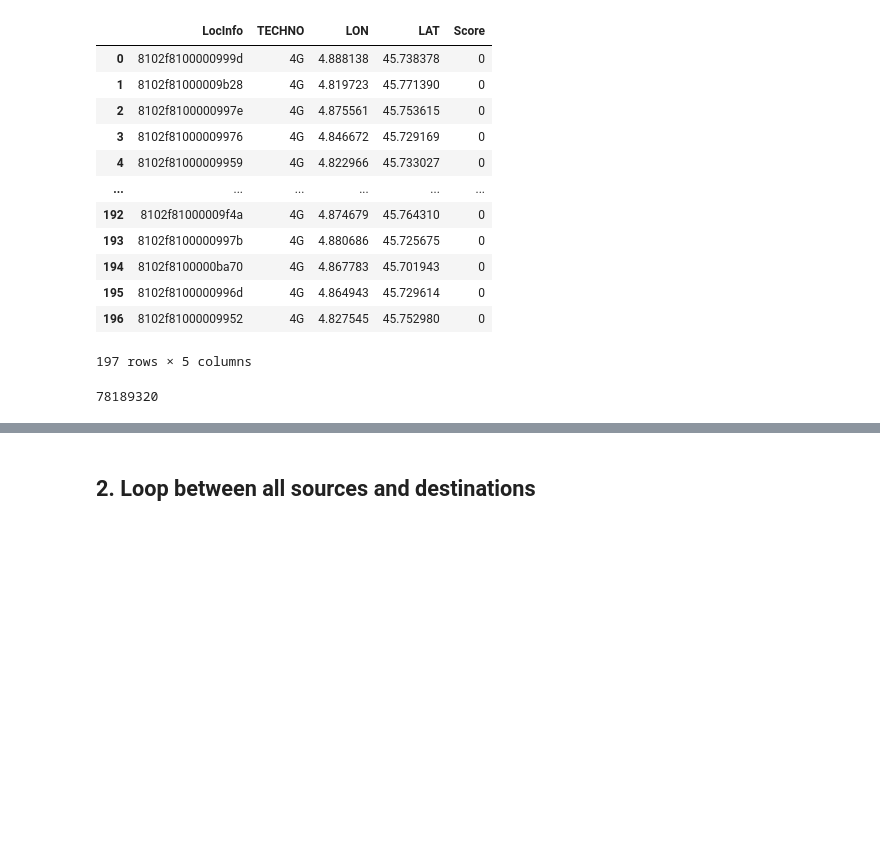
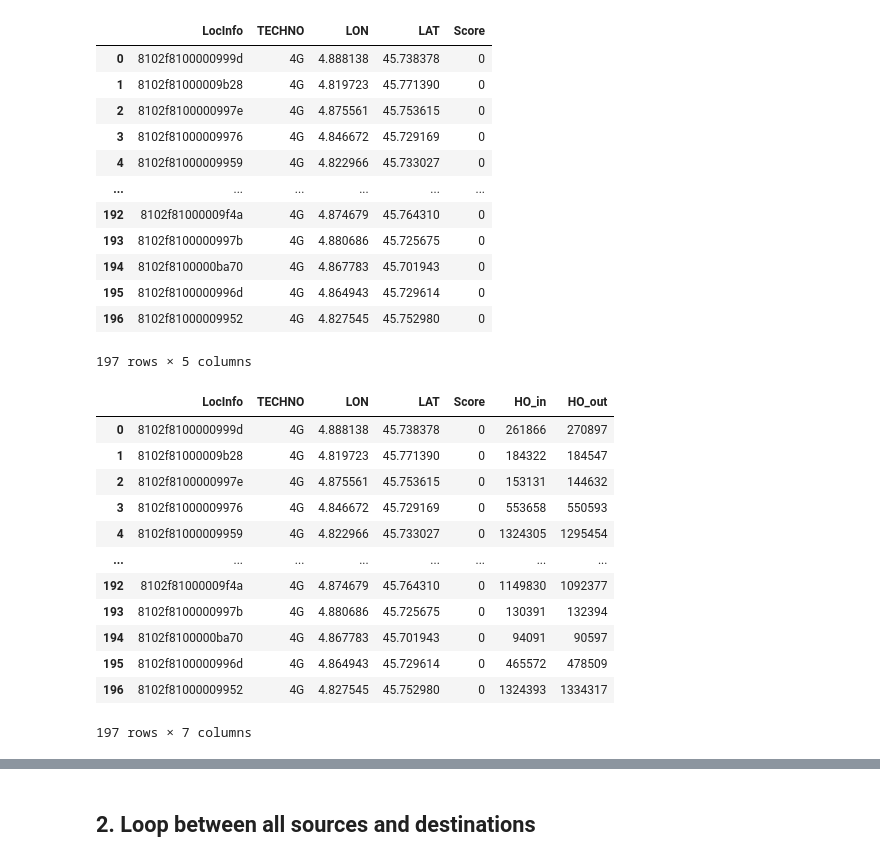
Before and after one commit to eakopyan/Popular-paths, a Jupyter notebook: HOProcess_v2/city_analysis.ipynb, the cells around one changed output, grey strips where cells are left out. Drawn from its saved outputs; the diff is of its cells as text; code cells hidden in the pictures; blank space fills up the shorter version.

```diff
--- a/HOProcess_v2/city_analysis.ipynb
+++ b/HOProcess_v2/city_analysis.ipynb
@@ -344,6 +353,13 @@ INTERP_COEF = 10
 # %% [markdown]
 # CITY-WIDE ANALYSIS
 ## 1. Import data
+# %%
+def flow_count(ho_df, enb_df):
+    enb_df['HO_in'], enb_df['HO_out'] = 0, 0
+    for idx, row in enb_df.iterrows():
+        enb = row['LocInfo']
+        enb_df.loc[idx, 'HO_in'] += ho_df.loc[ho_df['srcLocInfo']==enb].nbHO15.sum()
+        enb_df.loc[idx, 'HO_out'] += ho_df.loc[ho_df['dstLocInfo']==enb].nbHO15.sum()
 # %%
 agg_df_day = pd.read_parquet('..\\Processed_data\\HO_AGG_16-22_DAYTIME_4G_coords_reduced.snappy.parquet', engine='fastparquet')
 ho_df_day = agg_df_day.loc[agg_df_day.srcLocInfo != agg_df_day.dstLocInfo]
@@ -384,8 +405,20 @@ enb_df_day
 | 195 | 8102f8100000996d | 4G | 4.864943 | 45.729614 | 0 |
 | 196 | 8102f81000009952 | 4G | 4.827545 | 45.752980 | 0 |
 197 rows × 5 columns
-# %%
-TOTAL_HO_DAY = int(ho_df_day['nbHO15'].sum())
-TOTAL_HO_DAY
-# %% [output]
-78189320
+# %%
+flow_count(ho_df_day, enb_df_day)
+enb_df_day
+# %% [output]
+|  | LocInfo | TECHNO | LON | LAT | Score | HO_in | HO_out |
+| 0 | 8102f8100000999d | 4G | 4.888138 | 45.738378 | 0 | 261866 | 270897 |
+| 1 | 8102f81000009b28 | 4G | 4.819723 | 45.771390 | 0 | 184322 | 184547 |
+| 2 | 8102f8100000997e | 4G | 4.875561 | 45.753615 | 0 | 153131 | 144632 |
+| 3 | 8102f81000009976 | 4G | 4.846672 | 45.729169 | 0 | 553658 | 550593 |
+| 4 | 8102f81000009959 | 4G | 4.822966 | 45.733027 | 0 | 1324305 | 1295454 |
+| ... | ... | ... | ... | ... | ... | ... | ... |
+| 192 | 8102f81000009f4a | 4G | 4.874679 | 45.764310 | 0 | 1149830 | 1092377 |
+| 193 | 8102f8100000997b | 4G | 4.880686 | 45.725675 | 0 | 130391 | 132394 |
+| 194 | 8102f8100000ba70 | 4G | 4.867783 | 45.701943 | 0 | 94091 | 90597 |
+| 195 | 8102f8100000996d | 4G | 4.864943 | 45.729614 | 0 | 465572 | 478509 |
+| 196 | 8102f81000009952 | 4G | 4.827545 | 45.752980 | 0 | 1324393 | 1334317 |
+197 rows × 7 columns
```
Also changed, not shown: parts of 13 cells of this notebook, 2 other files.
